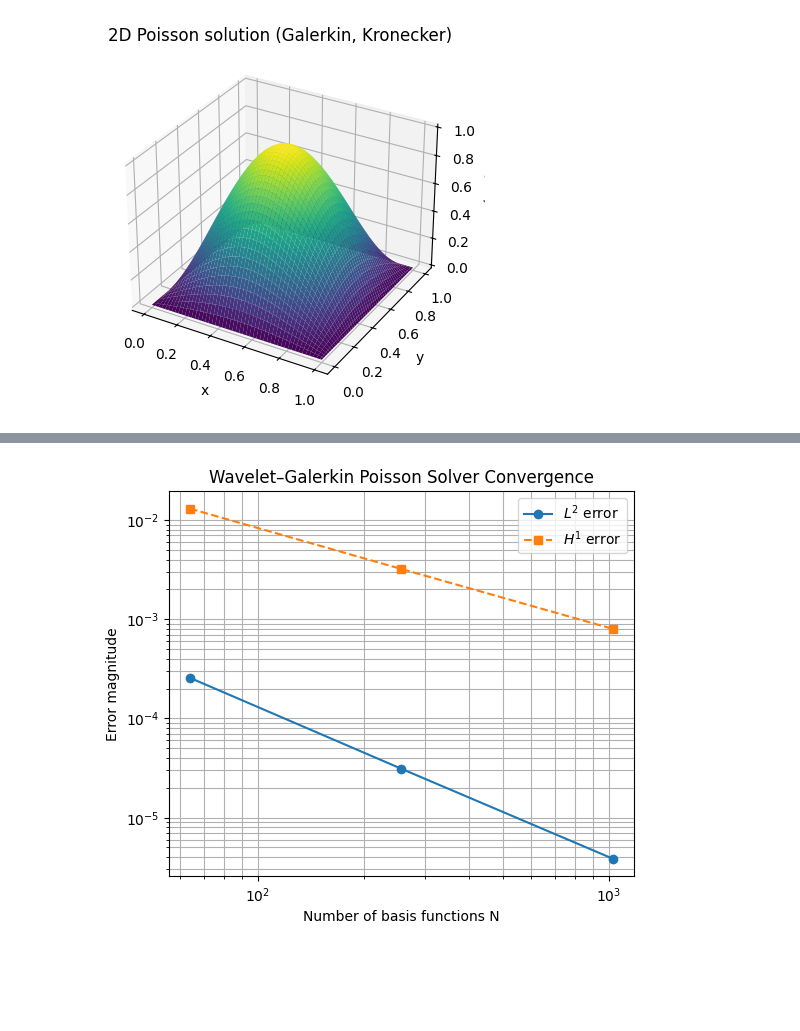
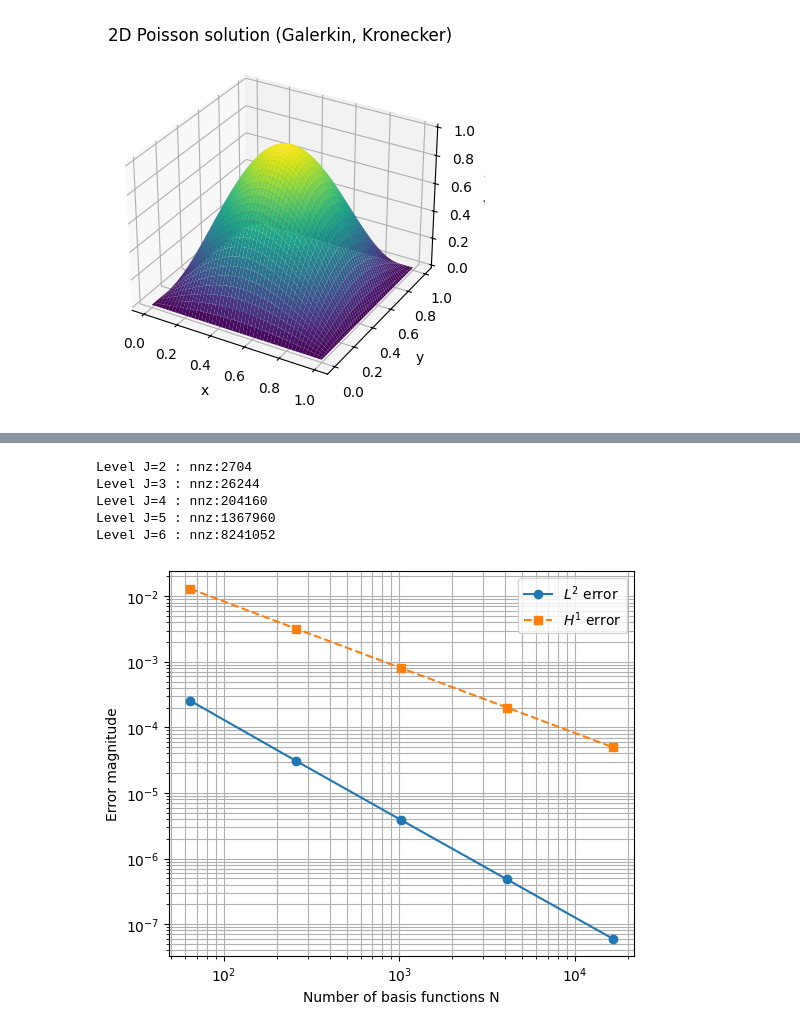
Before and after one commit to Rados420/Galerkin_solver3, a Jupyter notebook: demo_runs/poisson_problem_2d.ipynb, the cells around one changed output, grey strips where cells are left out. Drawn from its saved outputs; the diff is of its cells as text; code cells hidden in the pictures; blank space fills up the shorter version.

```diff
--- a/demo_runs/poisson_problem_2d.ipynb
+++ b/demo_runs/poisson_problem_2d.ipynb
@@ -100,7 +100,7 @@ def test_2d(
 
     return errors_H1, errors_L2, Ss, Ns, U_solutions
 # %%
-levels=[2,3,4]
+levels=[2,3,4,5,6]
 errors_H1, errors_L2, Ss, Ns, U_solutions=test_2d(levels,u_exact,u_exact_x,u_exact_y,f_rhs,)
 # %% [output]
 === Testing level 2 ===
@@ -184,12 +212,34 @@ Thresholded (|S| ≥ 1e-06):  191100 nonzeros  (18.22% dense)
+# %%
+
+
+for S, J in zip(Ss, levels):
+    # diagonal scaling
+    # D = np.diag(np.diag(S))
+    # D_inv_sqrt = np.diag(1.0 / np.sqrt(np.diag(D)))
+    # S_precond = D_inv_sqrt @ S @ D_inv_sqrt
+
+    # condition numbers
+    # cond_orig = np.linalg.cond(S)
+    # cond_pre = np.linalg.cond(S_precond)
+
+    # print(f"Level J={J:<2d}:"
+    #       f"cond(D^(-1/2) S D^(-1/2)) = {cond_pre:10.3e}")
+    print(f"Level J={J:<2d}: nnz:{np.count_nonzero(S)} ")
+# %% [output]
+Level J=2 : nnz:2704
+Level J=3 : nnz:26244
+Level J=4 : nnz:204160
+Level J=5 : nnz:1367960
+Level J=6 : nnz:8241052
 # %%
 plt.figure(figsize=(6,5))
 plt.loglog(Ns, errors_L2, 'o-', label=r'$L^2$ error')
 plt.loglog(Ns, errors_H1, 's--', label=r'$H^1$ error')
 plt.xlabel("Number of basis functions N")
 plt.ylabel("Error magnitude")
-plt.title("Wavelet–Galerkin Poisson Solver Convergence")
 plt.grid(True, which="both")
 plt.legend()
+plt.savefig("Poisson_convergence.png", dpi=300)
 plt.show()
 # %% [output]
-[figure, old version]
+[figure, new version]
```
Also changed, not shown: parts of 2 cells of this notebook, 2 other files.
